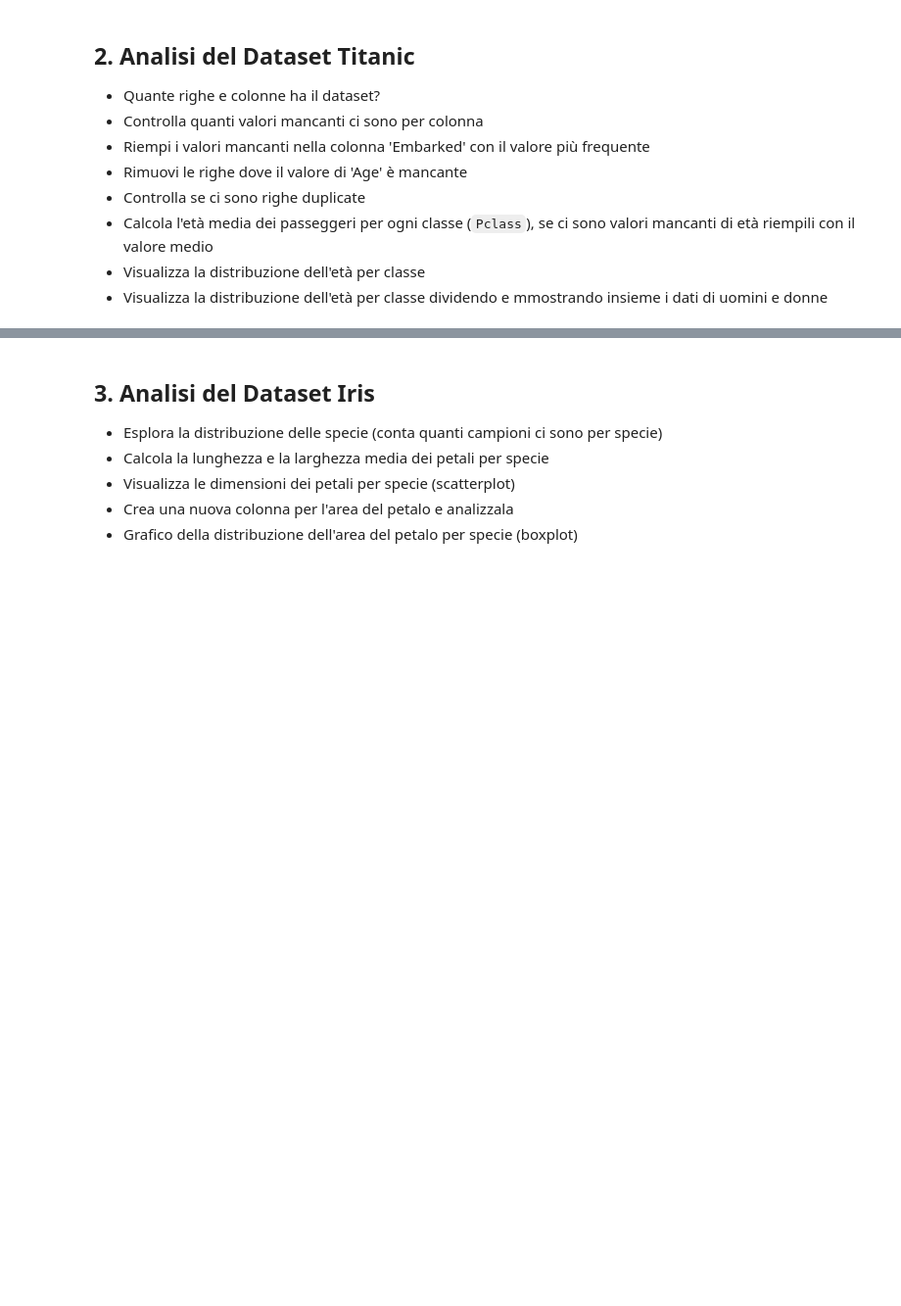
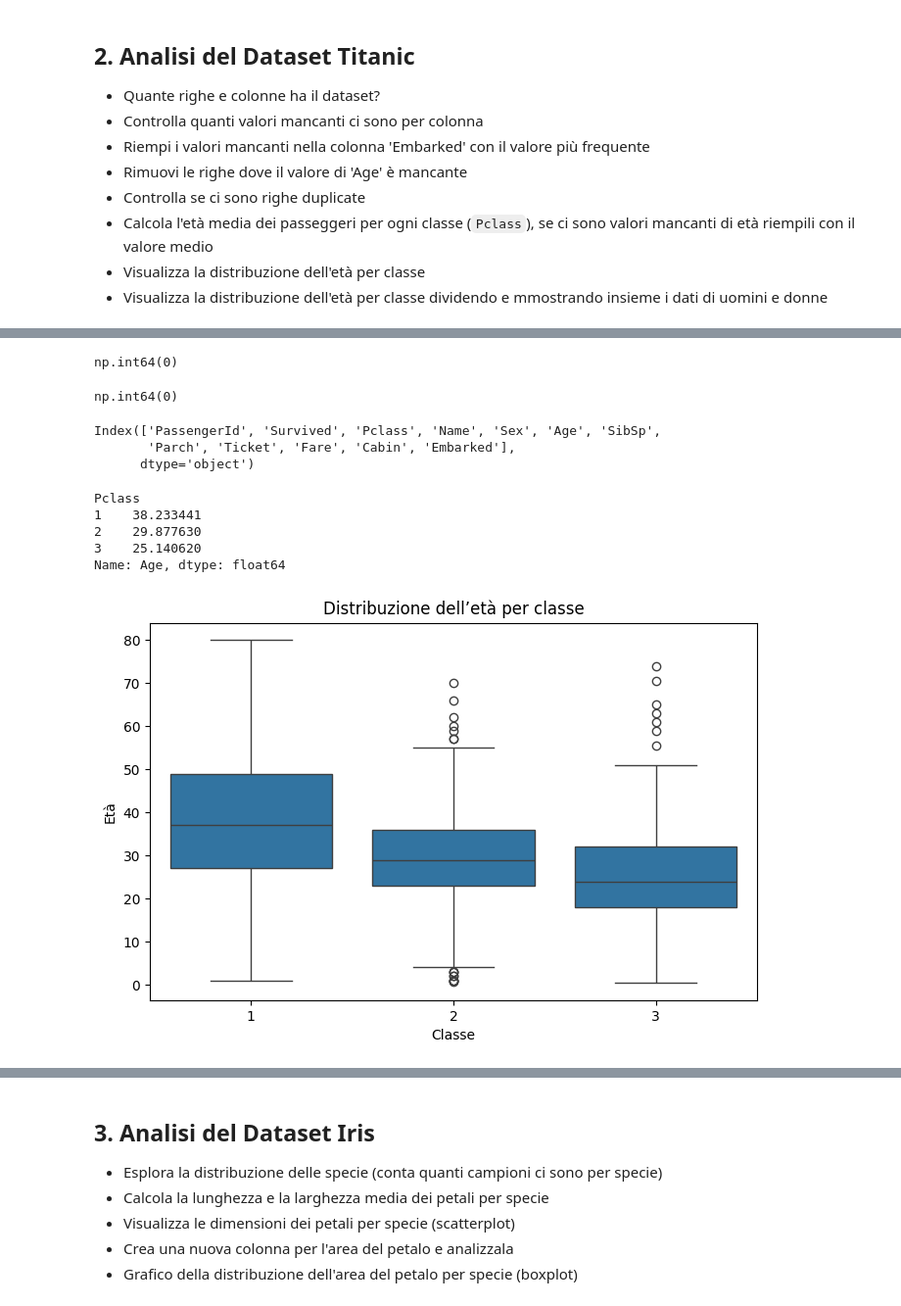
Before and after one commit to lisacontardo/Lab_2, a Jupyter notebook: 4_Esercizi_lez_4.ipynb, the cells around one changed output, grey strips where cells are left out. Shown at 98% size. Saved outputs shown, nothing was run; the diff lists cells and outputs as text; code cells hidden in the pictures; blank space fills up the shorter version.

```diff
--- a/4_Esercizi_lez_4.ipynb
+++ b/4_Esercizi_lez_4.ipynb
@@ -80,0 +103,5 @@ df.head()
+# %%
+#riempire i valori mancanti di Embarked con il valore più frequente
+moda = df['Embarked'].mode()[0]
+df['Embarked'] = df['Embarked'].fillna(moda)
+df['Embarked']
@@ -80,0 +121,46 @@ df.head()
+# %%
+#rimuovere le righe con Age mancante
+df = df.dropna(subset=['Age'])
+#verifico che non ci siano valori NaN
+df['Age'].isnull().sum()
+# %% [output]
+np.int64(0)
+# %%
+#controllo le righe duplicate
+df.duplicated().sum()
+# %% [output]
+np.int64(0)
+# %%
+print(df.columns)
+# %% [output]
+Index(['PassengerId', 'Survived', 'Pclass', 'Name', 'Sex', 'Age', 'SibSp',
+       'Parch', 'Ticket', 'Fare', 'Cabin', 'Embarked'],
+      dtype='object')
+# %%
+type(df) #pandas.core.frame.DataFrame
+#Calcola l'età media dei passeggeri per ogni classe (Pclass)
+#creo un oggetto GroupBy
+grouped = df.groupby('Pclass')
+#sovrascrivo il dataframe con il risultato di groupby
+eta_media = grouped['Age'].mean()
+print(eta_media)
+
+# se ci sono valori mancanti di età riempili con il valore medio
+media = df['Age'].mean()
+df['Age'] = df['Age'].fillna(media)
+# %% [output]
+Pclass
+1    38.233441
+2    29.877630
+3    25.140620
+Name: Age, dtype: float64
+# %%
+#Visualizza la distribuzione dell'età per classe
+plt.figure(figsize=(8, 5))
+sns.boxplot(x='Pclass', y='Age', data=df)
+plt.title('Distribuzione dell’età per classe')
+plt.xlabel('Classe')
+plt.ylabel('Età')
+plt.show()
+# %% [output]
+[figure, added]
```
Also changed, not shown: parts of 9 cells of this notebook.
